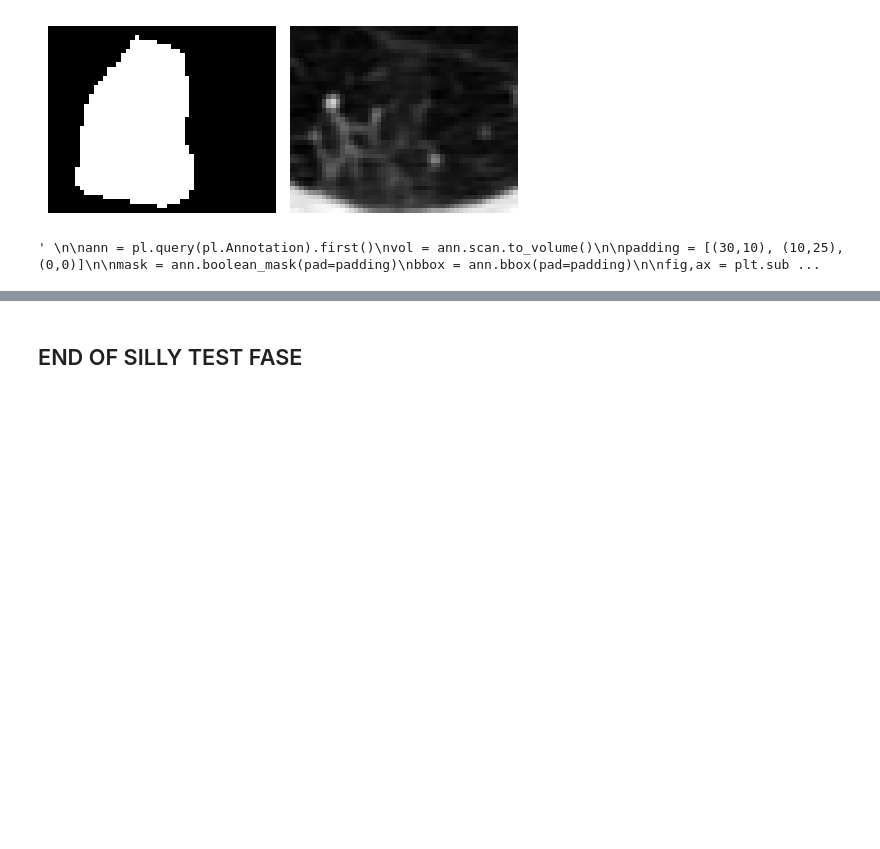
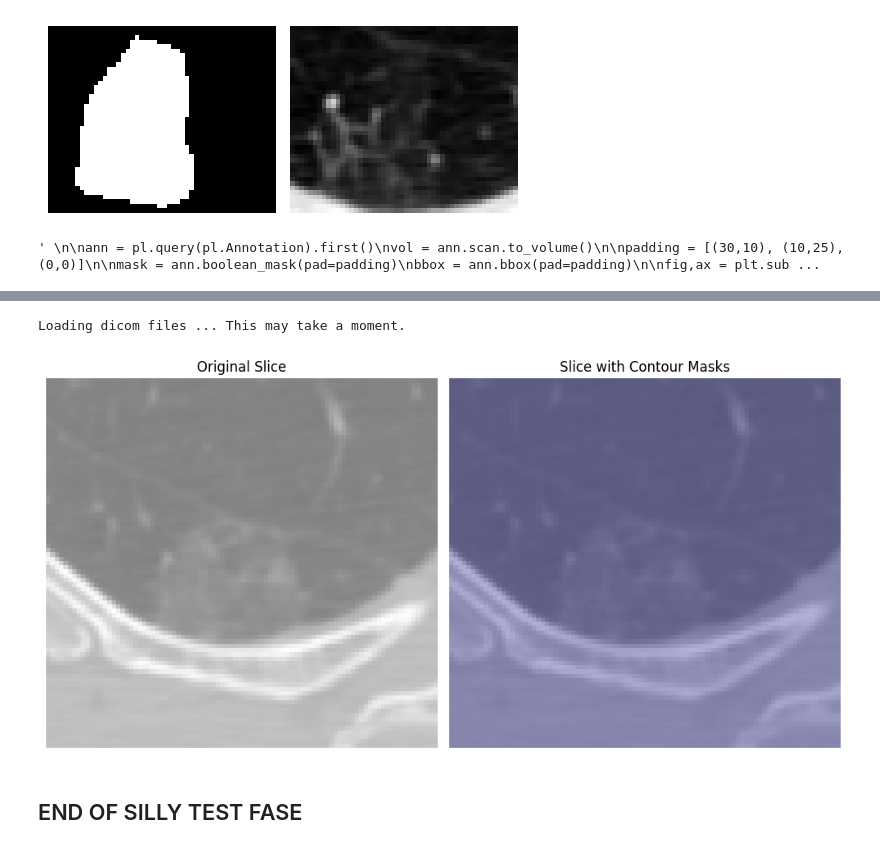
Before and after one commit to inesamorim/lung-cancer-classification, a Jupyter notebook: try_add_nodule5.ipynb, the cells around one changed output, grey strips where cells are left out. Cells and saved outputs as stored; diff of their text form; code cells hidden in the pictures; blank space fills up the shorter version.

```diff
--- a/try_add_nodule5.ipynb
+++ b/try_add_nodule5.ipynb
@@ -328,3 +411,58 @@ ValueError: too many values to unpack (expected 3)
+# %%
+import numpy as np
+import matplotlib.pyplot as plt
+from skimage.draw import polygon2mask
+from skimage.measure import find_contours
+import pylidc as pl
+from pylidc.utils import consensus
+
+# Query for a scan and convert it to an array volume.
+scan = pl.query(pl.Scan).filter(pl.Scan.patient_id == 'LIDC-IDRI-0002').first()
+vol = scan.to_volume()
+
+# Cluster the annotations for the scan and grab one.
+nods = scan.cluster_annotations()
+anns = nods[0]
+
+# Perform a consensus consolidation with a 50% agreement level.
+# Pad the slices for added viewing context.
+cmask, cbbox, masks = consensus(anns, clevel=0.5, pad=[(20,20), (20,20), (0,0)])
+
+# Get the central slice of the computed bounding box.
+k = int(0.5 * (cbbox[2].stop - cbbox[2].start))
+
+# Create a storage array to hold the individual boolean masks
+# Initialize it with the same shape as the volume.
+contour_masks = np.zeros(vol.shape, dtype=bool)
+
+# Loop through each mask in masks and generate boolean masks for each contour
+for j, mask in enumerate(masks):
+    for c in find_contours(mask[:, :, k].astype(float), 0.5):
+        # Create a boolean mask for each contour
+        single_contour_mask = polygon2mask(mask[:, :, k].shape, c)
+
+        # Place the contour mask into the 3D volume storage
+        contour_masks[cbbox[0], cbbox[1], k] = np.logical_or(contour_masks[cbbox[0], cbbox[1], k], single_contour_mask)
+
+# Set up the plot to visualize the slice with the contour masks applied
+fig, ax = plt.subplots(1, 2, figsize=(10, 5))
+
+# Show the original central slice
+ax[0].imshow(vol[cbbox][:, :, k], cmap='gray', alpha=0.5)
+ax[0].set_title('Original Slice')
+ax[0].axis('off')
+
+# Show the central slice with contour masks overlay
+ax[1].imshow(vol[cbbox][:, :, k], cmap='gray', alpha=0.5)
+ax[1].imshow(contour_masks[cbbox][:, :, k], cmap='jet', alpha=0.3)
+ax[1].set_title('Slice with Contour Masks')
+ax[1].axis('off')
+
+plt.tight_layout()
+plt.show()
+# %% [output]
+Loading dicom files ... This may take a moment.
+[figure, added]
 # %% [markdown]
 END OF SILLY TEST FASE
 ---
```
Also changed, not shown: parts of 5 cells of this notebook.
